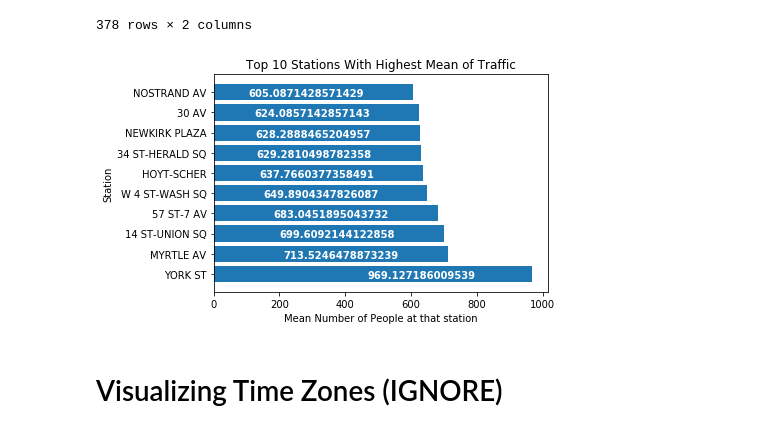
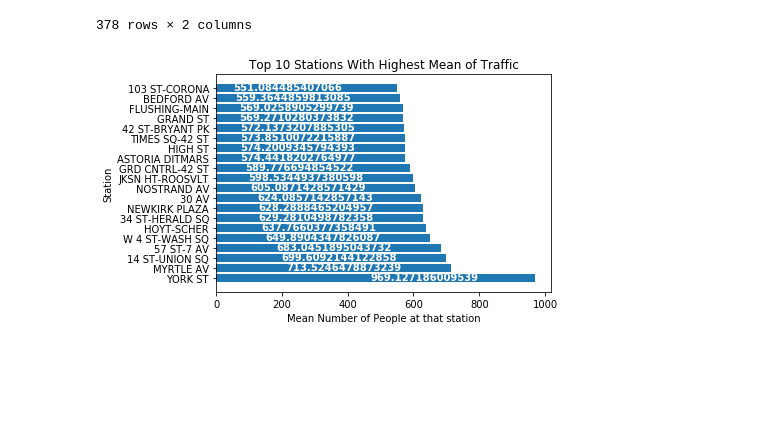
Before and after one commit to jporcaro1771/Gala_Project, a Jupyter notebook: Clean Turnstile Totals.ipynb, the cells around one changed output. Drawn from its saved outputs; the diff is of its cells as text; code cells hidden in the pictures; blank space fills up the shorter version.

```diff
--- a/Clean Turnstile Totals.ipynb
+++ b/Clean Turnstile Totals.ipynb
@@ -238,14 +246,12 @@ station_df
 # %%
 import matplotlib.pyplot as plt
 import numpy as np
-top_ten_station = station_df[0:10]
+top_ten_station = station_df[0:20]
 plt.barh(top_ten_station['STATION'],top_ten_station['TOTALS'])
 plt.xlabel('Mean Number of People at that station')
 plt.ylabel('Station')
 plt.title('Top 10 Stations With Highest Mean of Traffic')
 for i, v in enumerate(top_ten_station['TOTALS']):
     plt.text(v-500, i-0.2, str(v), color='white', fontweight='bold')
 # %% [output]
-[figure, old version]
+[figure, new version]
-# %% [markdown]
-# Visualizing Time Zones (IGNORE)
```
Also changed, not shown: parts of 27 cells of this notebook.
